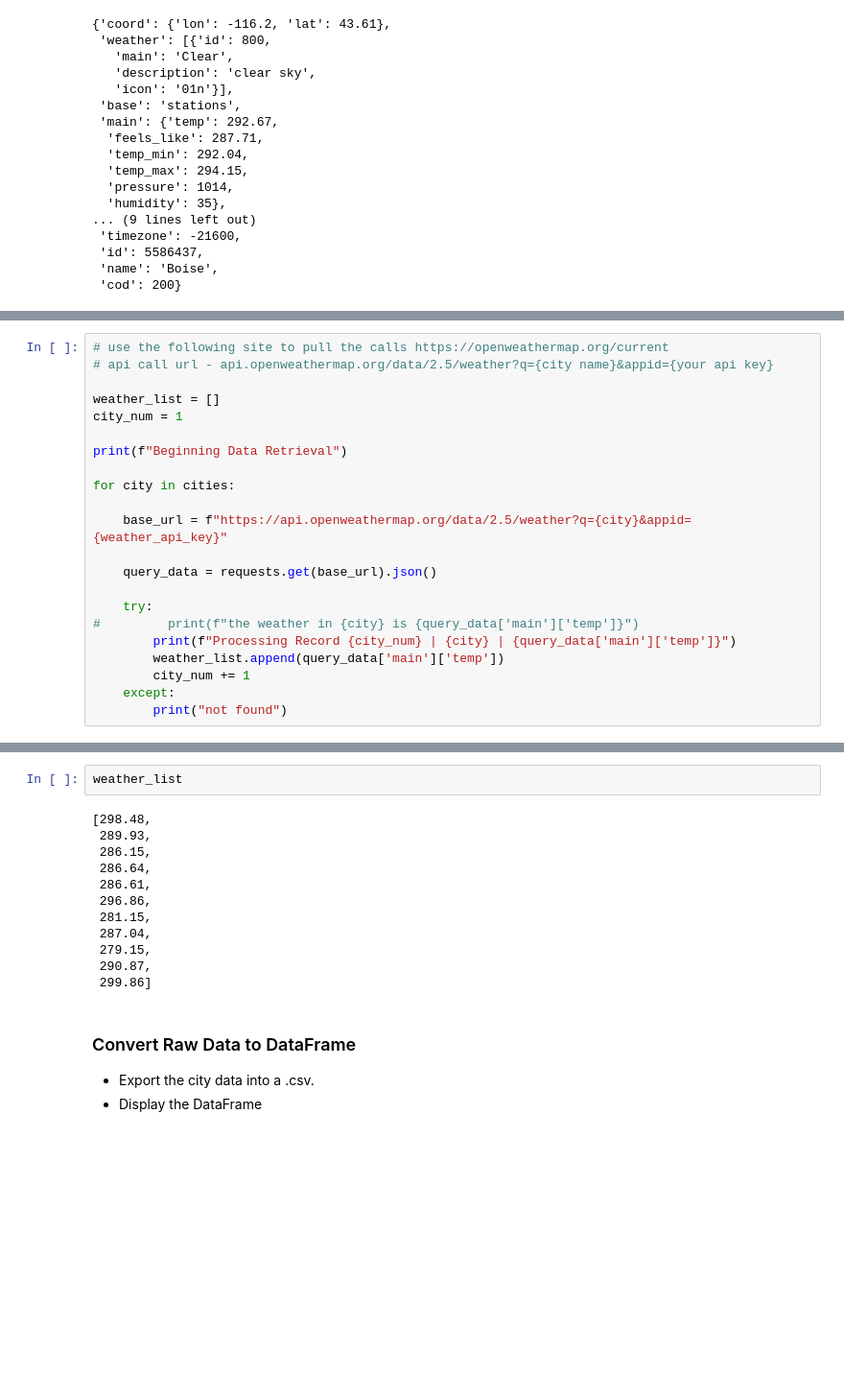
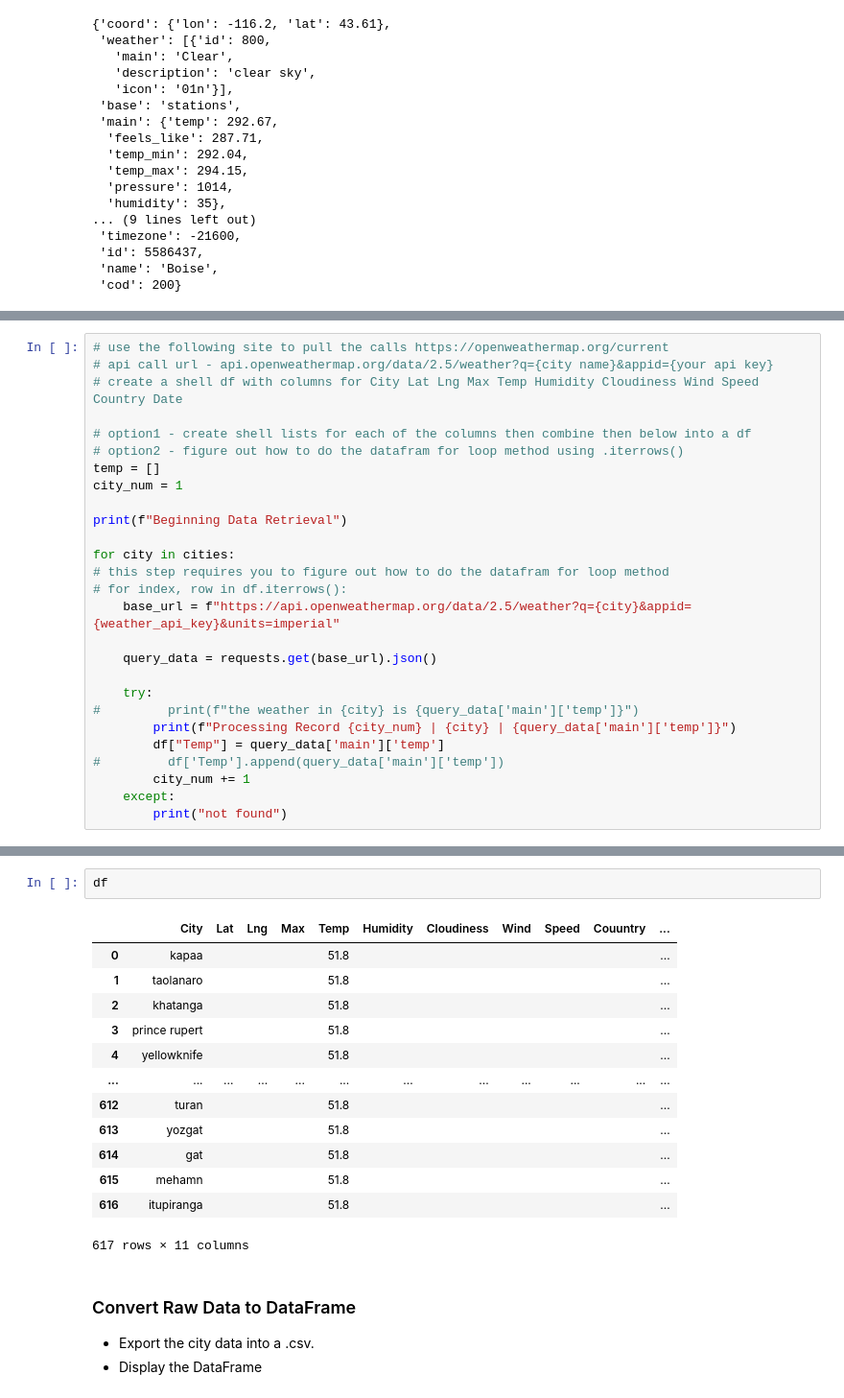
Before and after one commit to jaysueno/python-api-challenge, a Jupyter notebook: WeatherPy/WeatherPy_jay.ipynb, the cells around one changed output, grey strips where cells are left out. Shown: that part at 96% size. Drawn from its saved outputs; the diff is of its cells as text; blank space fills up the shorter version.

```diff
--- a/WeatherPy/WeatherPy_jay.ipynb
+++ b/WeatherPy/WeatherPy_jay.ipynb
@@ -113,22 +160,27 @@ articles
 # %%
 # use the following site to pull the calls https://openweathermap.org/current
 # api call url - api.openweathermap.org/data/2.5/weather?q={city name}&appid={your api key}
+# create a shell df with columns for City Lat Lng Max Temp Humidity Cloudiness Wind Speed Country Date
 
-weather_list = []
+# option1 - create shell lists for each of the columns then combine then below into a df
+# option2 - figure out how to do the datafram for loop method using .iterrows()
+temp = []
 city_num = 1
 
 print(f"Beginning Data Retrieval")
 
 for city in cities:
-
-    base_url = f"https://api.openweathermap.org/data/2.5/weather?q={city}&appid={weather_api_key}"
+# this step requires you to figure out how to do the datafram for loop method
+# for index, row in df.iterrows():
+    base_url = f"https://api.openweathermap.org/data/2.5/weather?q={city}&appid={weather_api_key}&units=imperial"
 
     query_data = requests.get(base_url).json()
 
     try:
 #         print(f"the weather in {city} is {query_data['main']['temp']}")
         print(f"Processing Record {city_num} | {city} | {query_data['main']['temp']}")
-        weather_list.append(query_data['main']['temp'])
+        df["Temp"] = query_data['main']['temp']
+#         df['Temp'].append(query_data['main']['temp'])
         city_num += 1
     except:
         print("not found")
@@ -135,17 +205,19 @@ for city in cities:
-# %%
-weather_list
-# %% [output]
-[298.48,
- 289.93,
- 286.15,
- 286.64,
- 286.61,
- 296.86,
- 281.15,
- 287.04,
- 279.15,
- 290.87,
- 299.86]
+# %%
+df
+# %% [output]
+|  | City | Lat | Lng | Max | Temp | Humidity | Cloudiness | Wind | Speed | Couuntry | ... |
+| 0 | kapaa |  |  |  | 51.8 |  |  |  |  |  | ... |
+| 1 | taolanaro |  |  |  | 51.8 |  |  |  |  |  | ... |
+| 2 | khatanga |  |  |  | 51.8 |  |  |  |  |  | ... |
+| 3 | prince rupert |  |  |  | 51.8 |  |  |  |  |  | ... |
+| 4 | yellowknife |  |  |  | 51.8 |  |  |  |  |  | ... |
+| ... | ... | ... | ... | ... | ... | ... | ... | ... | ... | ... | ... |
+| 612 | turan |  |  |  | 51.8 |  |  |  |  |  | ... |
+| 613 | yozgat |  |  |  | 51.8 |  |  |  |  |  | ... |
+| 614 | gat |  |  |  | 51.8 |  |  |  |  |  | ... |
+| 615 | mehamn |  |  |  | 51.8 |  |  |  |  |  | ... |
+| 616 | itupiranga |  |  |  | 51.8 |  |  |  |  |  | ... |
+617 rows × 11 columns
 # %% [markdown]
 ### Convert Raw Data to DataFrame
 * Export the city data into a .csv.
```
Also changed, not shown: parts of 5 cells of this notebook.
